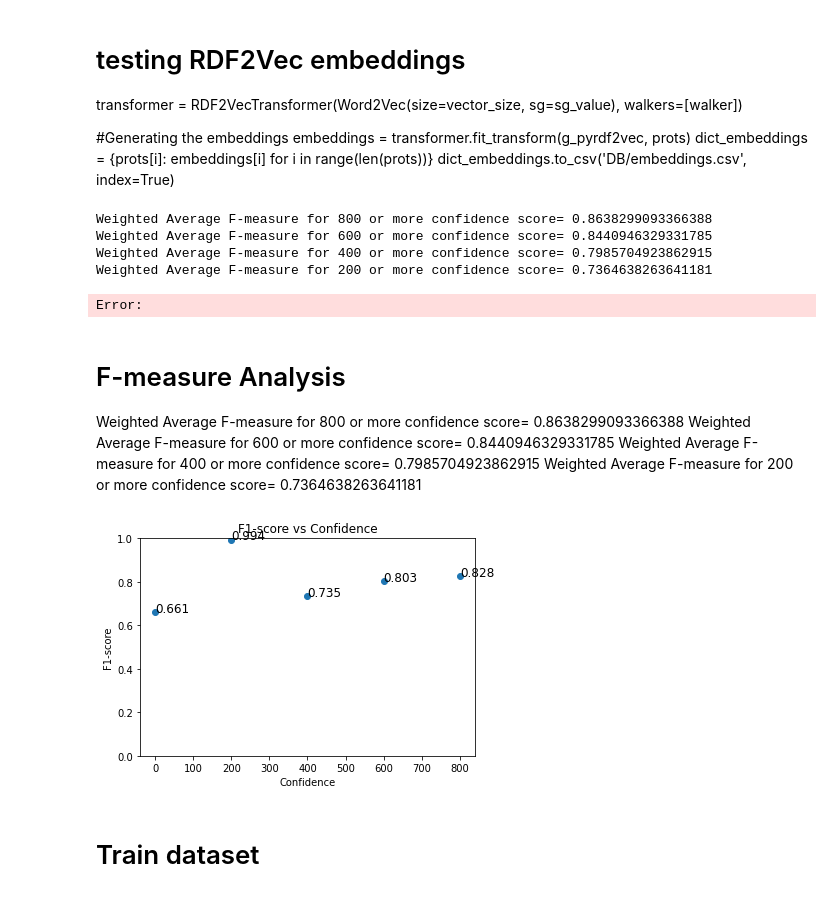
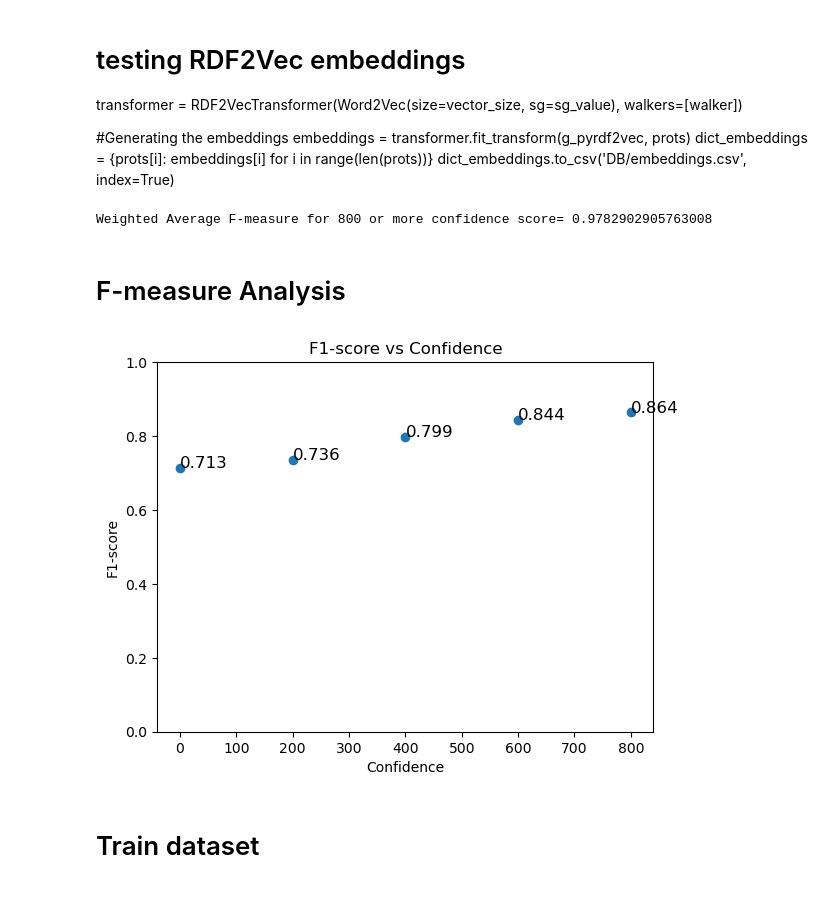
Before and after one commit to andre279m/UncertaintyInML, a Jupyter notebook: complete_test.ipynb, the cells around one changed output. Saved outputs shown, nothing was run; the diff lists cells and outputs as text; code cells hidden in the pictures.

```diff
--- a/complete_test.ipynb
+++ b/complete_test.ipynb
@@ -36,5 +36,7 @@ gene_ontology_file_path = 'DB/go.owl'
 protein_file_path = 'DB/9606.protein.enrichment.terms.v12.0.txt'
 protein_links_file_path = 'DB/9606.protein.links.v12.0.txt'
 protein_full_links_file_path = 'DB/9606.protein.links.detailed.v12.0.txt'
+semantic_similarity_file_path = 'DB/NegativeSamplesUncertainty.csv'
+gene_ontology_annotated_file_path = 'DB/go_annotated.owl'
 # %% [markdown]
 # Creating the Knowledge graph
@@ -61,0 +43,7 @@ KeyboardInterrupt:
+# %%
+g = rdflib.Graph()
+g.parse(gene_ontology_annotated_file_path, format = 'xml');
+
+prots = pd.read_csv(protein_file_path, sep='\t', header=0)
+prots = prots[prots['term'].str.startswith('GO:')].reset_index(drop=True)
+prots = prots['#string_protein_id'].unique().tolist()
@@ -107,3 +114,8 @@ plt.subplots_adjust(left=0.01, right=1.3, hspace=0.5)
 #    ax.label_outer()
 # %% [output]
 [figure]
+# %%
+negatives = pd.read_csv(semantic_similarity_file_path, header=0, index_col=0,dtype={'Entity A': str, 'Entity B': str}).sort_values(by=['BMA_Seco2004'], ascending=True).reset_index()
+negatives['BMA_Seco2004'] = (1-negatives['BMA_Seco2004']) * 1000
+negatives['Entity A'] = 'https://string-db.org/network/9606.ENSP' + negatives['Entity A']
+negatives['Entity B'] = 'https://string-db.org/network/9606.ENSP' + negatives['Entity B']
@@ -245,8 +277,6 @@ vector_size = embedCSV.shape[1]
 
 random.seed(42)
 # %%
-random.seed(42)
-
 f1_results = {} # list of f1 results
 
 for i in range(800, -1, -200):
@@ -265,7 +295,11 @@ for i in range(800, -1, -200):
     for d in data.values:
         pairs_prots.append(('https://string-db.org/network/' + d[0],'https://string-db.org/network/' + d[1], 1))
 
-    negative_pairs_prots = random.sample(all_negative_pairs_prots, len(pairs_prots))
+    # Withou semantic similarity
+    #negative_pairs_prots = random.sample(all_negative_pairs_prots, len(pairs_prots))
+
+    # With semantic similarity
+    negative_pairs_prots = all_negative_pairs_prots[:len(pairs_prots)]
 
     # Generating pair representations using haddamard operator # other possibilities are concatenation, wl-1 or wl-2
     X, y = [], []
@@ -311,35 +345,26 @@ for i in range(800, -1, -200):
     # Printing performance metrics
     print('Weighted Average F-measure for ' + str(i) + ' or more confidence score= ' + str(f1_mean))
 # %% [output]
-Weighted Average F-measure for 800 or more confidence score= 0.8638299093366388
-Weighted Average F-measure for 600 or more confidence score= 0.8440946329331785
-Weighted Average F-measure for 400 or more confidence score= 0.7985704923862915
-Weighted Average F-measure for 200 or more confidence score= 0.7364638263641181
+Weighted Average F-measure for 800 or more confidence score= 0.9782902905763008
-Error:
-# %% [markdown]
-# F-measure Analysis
-
-Weighted Average F-measure for 800 or more confidence score= 0.8638299093366388
-Weighted Average F-measure for 600 or more confidence score= 0.8440946329331785
-Weighted Average F-measure for 400 or more confidence score= 0.7985704923862915
-Weighted Average F-measure for 200 or more confidence score= 0.7364638263641181
+# %% [markdown]
+# F-measure Analysis
 # %%
-f1_x = list(f1_results.keys())
-f1_y = list(f1_results.values())
+f1_x = [0,200,400,600,800] #list(f1_results.keys())
+f1_y = [0.7128864794752378, 0.7364638263641181, 0.7985704923862915, 0.8440946329331785, 0.8638299093366388] #list(f1_results.values())
 
 plt.scatter(f1_x,f1_y)
 plt.xlabel('Confidence')
 plt.ylabel('F1-score')
 plt.ylim(0,1)
 plt.title('F1-score vs Confidence')
 
 #use for loop to add annotations to each point in plot
 for i, txt in enumerate(f1_y):
     plt.annotate(round(txt,3), (f1_x[i]+.25, f1_y[i]), fontsize=12)
 
 plt.show()
 # %% [output]
-[figure, old version]
+[figure, new version]
 # %% [markdown]
 # Train dataset
 # %%
```
Also changed, not shown: parts of 7 cells of this notebook, 2 other files.
